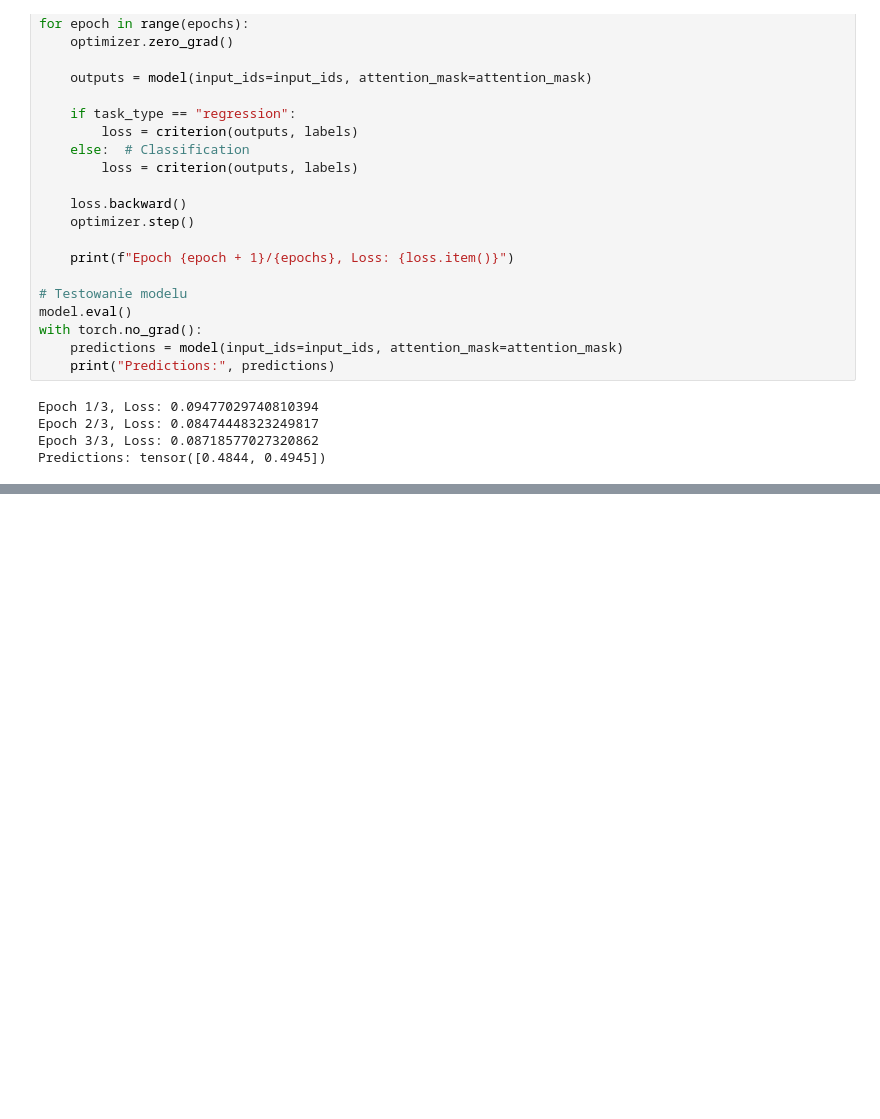
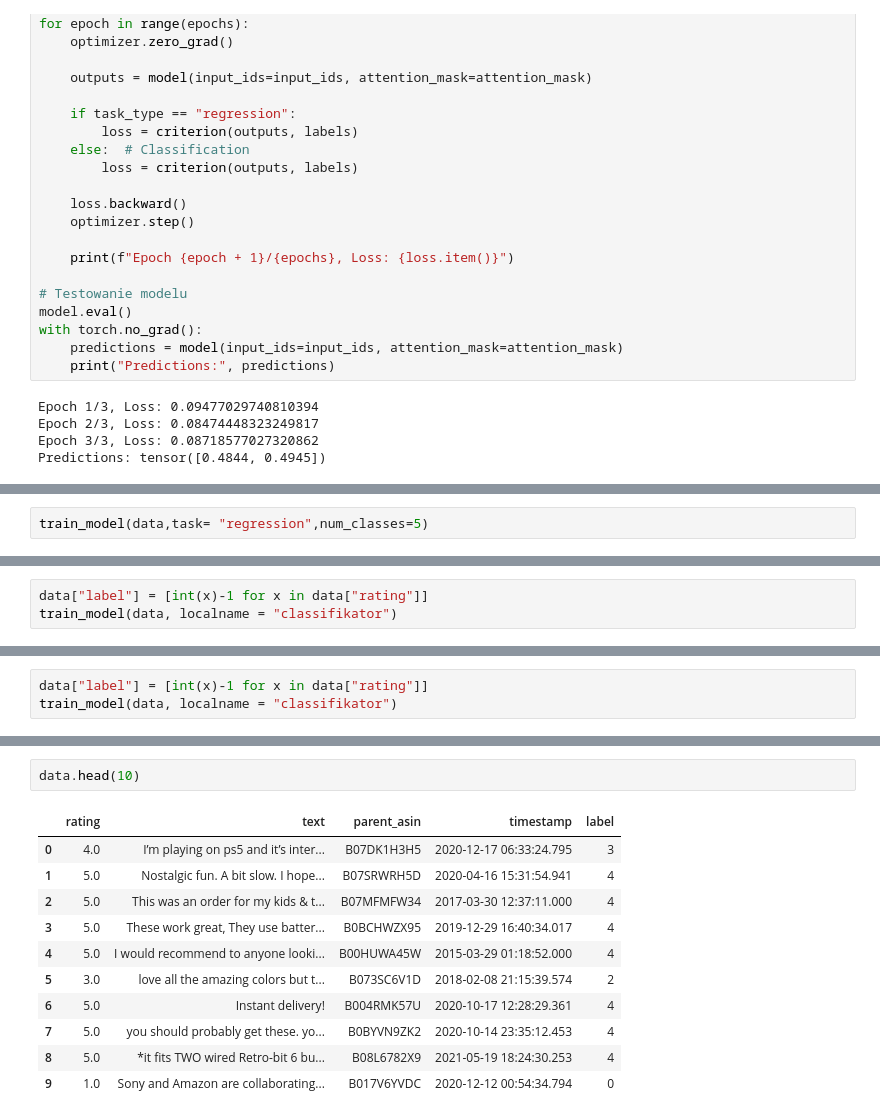
Before and after one commit to m24jeczen/Diploma-Project-Sentiment-analysis-based-on-products-reviews, a Jupyter notebook: Demov2.ipynb, the cells around one changed output, grey strips where cells are left out. Drawn from its saved outputs; the diff is of its cells as text; blank space fills up the shorter version.

```diff
--- a/Demov2.ipynb
+++ b/Demov2.ipynb
@@ -306,0 +536,2 @@ if __name__ == "__main__":
+# %%
+train_model(data,task= "regression",num_classes=5)
@@ -306,0 +542,3 @@ if __name__ == "__main__":
+# %%
+data["label"] = [int(x)-1 for x in data["rating"]]
+train_model(data, localname = "classifikator")
@@ -306,0 +577,3 @@ if __name__ == "__main__":
+# %%
+data["label"] = [int(x)-1 for x in data["rating"]]
+train_model(data, localname = "classifikator")
@@ -306,0 +624,14 @@ if __name__ == "__main__":
+# %%
+data.head(10)
+# %% [output]
+|  | rating | text | parent_asin | timestamp | label |
+| 0 | 4.0 | I’m playing on ps5 and it’s inter... | B07DK1H3H5 | 2020-12-17 06:33:24.795 | 3 |
+| 1 | 5.0 | Nostalgic fun. A bit slow. I hope... | B07SRWRH5D | 2020-04-16 15:31:54.941 | 4 |
+| 2 | 5.0 | This was an order for my kids & t... | B07MFMFW34 | 2017-03-30 12:37:11.000 | 4 |
+| 3 | 5.0 | These work great, They use batter... | B0BCHWZX95 | 2019-12-29 16:40:34.017 | 4 |
+| 4 | 5.0 | I would recommend to anyone looki... | B00HUWA45W | 2015-03-29 01:18:52.000 | 4 |
+| 5 | 3.0 | love all the amazing colors but t... | B073SC6V1D | 2018-02-08 21:15:39.574 | 2 |
+| 6 | 5.0 | Instant delivery! | B004RMK57U | 2020-10-17 12:28:29.361 | 4 |
+| 7 | 5.0 | you should probably get these. yo... | B0BYVN9ZK2 | 2020-10-14 23:35:12.453 | 4 |
+| 8 | 5.0 | *it fits TWO wired Retro-bit 6 bu... | B08L6782X9 | 2021-05-19 18:24:30.253 | 4 |
+| 9 | 1.0 | Sony and Amazon are collaborating... | B017V6YVDC | 2020-12-12 00:54:34.794 | 0 |
```
Also changed, not shown: parts of 11 cells of this notebook, 2 other files.
